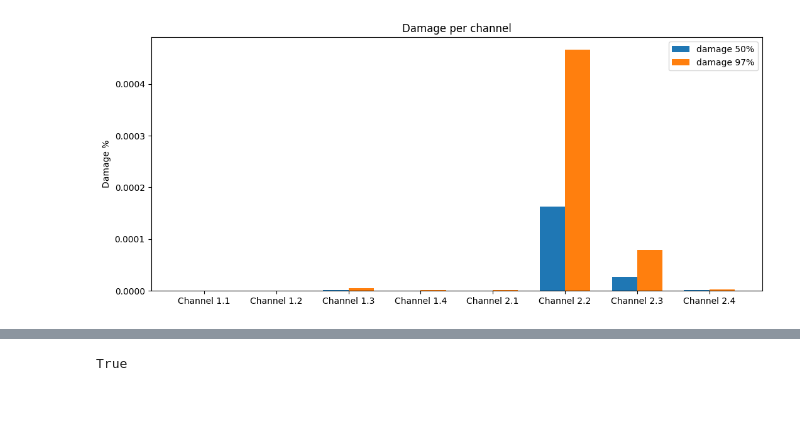
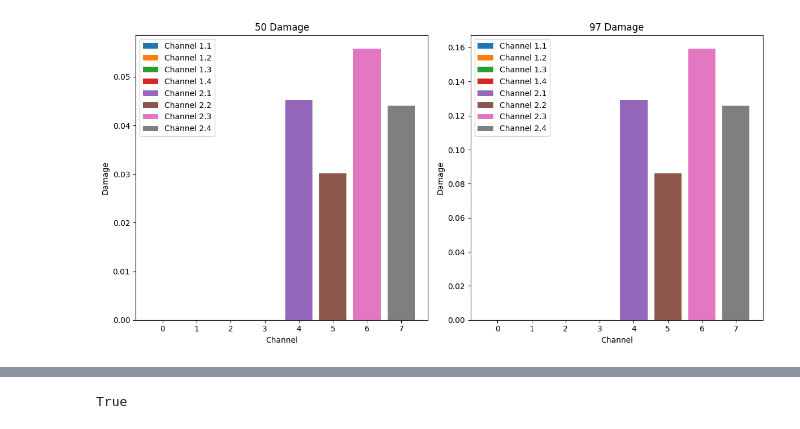
Before and after one commit to jondo89/StackerM, a Jupyter notebook: Fines/3 - Process the CSV Files.ipynb, the cells around one changed output, grey strips where cells are left out. Drawn from its saved outputs; the diff is of its cells as text; code cells hidden in the pictures; blank space fills up the shorter version.

```diff
--- a/Fines/3 - Process the CSV Files.ipynb
+++ b/Fines/3 - Process the CSV Files.ipynb
@@ -135,7 +139,7 @@ def print_json(json_dict):
 ########### GLOBAL VARIABLES  ##############
 ############################################
 
-path = '../csv/' # Specify the folder with CSV files
+
 Files =[]
 JSONStructure = []
 Channels = []
@@ -145,10 +149,12 @@ tempVar2= []
 #############################################################
 ########  CONSTRUCT JSON OBJECT FOR DATA PROCESSING #########
 #############################################################
+filecount = len([name for name in os.listdir(path) if os.path.isfile(os.path.join(path, name))])
 
 for i in range(len(mainarray['File Name'])):
     Files.append(path+mainarray['File Name'][i])
     with open(path+mainarray['File Name'][i]) as file:
+        print(path+mainarray['File Name'][i] +" "+ str(i) + "/" + str(filecount))
         x = pandas.read_csv(file, delimiter=';',low_memory=False)#read in each CSV file
         #Extract the start and end times on each CSV file
         startTime= str(x.iloc[[0]]['Time'].values[0]) # string extract of start and end times for CSV
@@ -194,6 +200,6 @@ for i in range(len(mainarray['File Name'])):
         }
         JSONStructure.append(tempVar2)
         #file.close()
-
 #NFI
 Channels = list(dict.fromkeys(Channels)) # remove duplicates inside the channel list
+print("complete")
@@ -220,7 +234,6 @@ import csv
 ##################################### DEFINE GLOBAL VARIABLES  #########################################
 ########################################################################################################
 Slot1=['Channel 1.1', 'Channel 1.2', 'Channel 1.3', 'Channel 1.4']
-path = '../csv/' # Specify the folder with CSV files
 Files =[] # empty array to store Files
 ChannelData = []
 
@@ -296,9 +309,9 @@ def FilteredSignal(Channel):
     s2=dataFrameOfStressData['stressData']
     s3=dataFrameOfStressData['actualData']
 
-    plt.plot(t, s2,t, s3) # plot the filtered results.
-    plt.xlabel("Time (s)")
-    plt.ylabel("Stress (MPa)")
+    #plt.plot(t, s2,t, s3) # plot the filtered results.
+    #plt.xlabel("Time (s)")
+    #plt.ylabel("Stress (MPa)")
     return dataFrameOfStressData
 # %%
 ##########################################################################################################################
@@ -352,8 +365,11 @@ def RainFlow(Filtered, Channel):
 #####################################################################################################
 
 #RawData = pandas.DataFrame() # Initialize an empty dataframe
+count = 0
 for file_nameShort in Files:
-    with open(file_name) as file:
+    print(file_nameShort +" "+ str(count) + "/" + str(filecount))
+    count = count+1
+    with open(path+file_nameShort) as file:
         dataofCSV = pandas.read_csv(file, delimiter=';',low_memory=False, on_bad_lines='skip')
         dataofCSV = dataofCSV.drop(dataofCSV.tail(3).index)
         # Calling the function on each Filename
@@ -373,4 +389,5 @@ for file_nameShort in Files:
                             j['Minimum Stress']=dataframeOfFilteredData.min()[2]
                             j['Maximum Stress']=dataframeOfFilteredData.max()[2]
             file.close()
+print("complete")
 # %% [output]
@@ -414,28 +439,35 @@ for i in range(len(JSONStructure)):#Loop throguh the JSON object , and view each
 for i in range(len(dataset)):
     dataset[i]['Maximum Stress Range']  = max(dataset[i]['Stress Range'])
     dataset[i].pop('Stress Range')
-# %%
-labels = ['G1', 'G2', 'G3', 'G4', 'G5']
-
-x = np.arange(len(channelList))  # the label locations
-width = 0.35  # the width of the bars
-
-fig, ax = plt.subplots()
-rects1 = ax.bar(x - width/2, damage50, width, label='damage 50%')
-rects2 = ax.bar(x + width/2, damage97, width, label='damage 97%')
-
-# Add some text for labels, title and custom x-axis tick labels, etc.
-ax.set_ylabel('Damage %')
-ax.set_title('Damage per channel')
-ax.set_xticks(x, channelList)
-ax.legend()
-
-fig.set_size_inches(10.5, 4.5, forward=True)
-fig.tight_layout(pad=0)
-
-plt.show()
-# %% [output]
-[figure, removed]
+# %%
+import matplotlib.pyplot as plt
+
+fig, (ax1, ax2) = plt.subplots(1, 2, figsize=(12, 6))
+
+# Plot 50 Damage
+ax1.set_title('50 Damage')
+ax1.set_xlabel('Channel')
+ax1.set_ylabel('Damage')
+for i, data in enumerate(dataset):
+    name = data["name"]
+    damage_50 = data["50 Damage"]
+    ax1.bar(i, damage_50, label=name)
+ax1.legend()
+
+# Plot 97 Damage
+ax2.set_title('97 Damage')
+ax2.set_xlabel('Channel')
+ax2.set_ylabel('Damage')
+for i, data in enumerate(dataset):
+    name = data["name"]
+    damage_97 = data["97 Damage"]
+    ax2.bar(i, damage_97, label=name)
+ax2.legend()
+
+plt.tight_layout()
+plt.show()
+# %% [output]
+[figure, added]
 # %%
 import pymongo #import the pymongo pip
 import datetime
```
Also changed, not shown: parts of 11 cells of this notebook, 16 other files.
